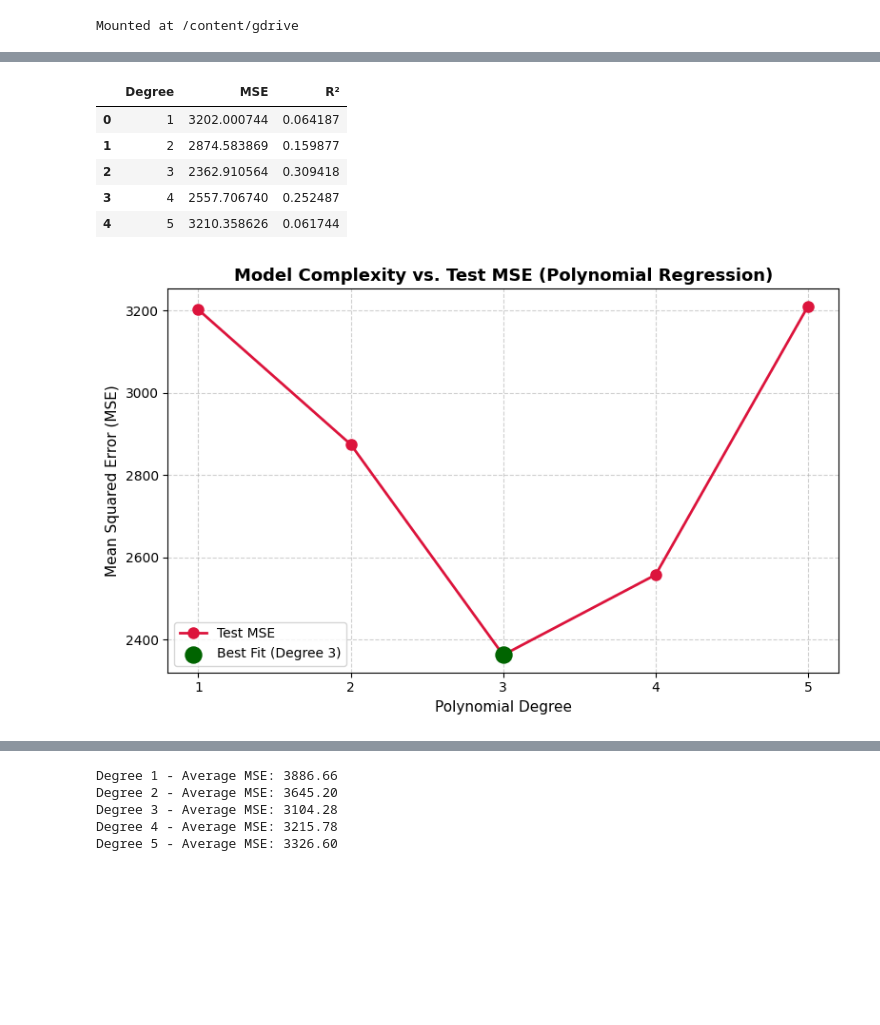
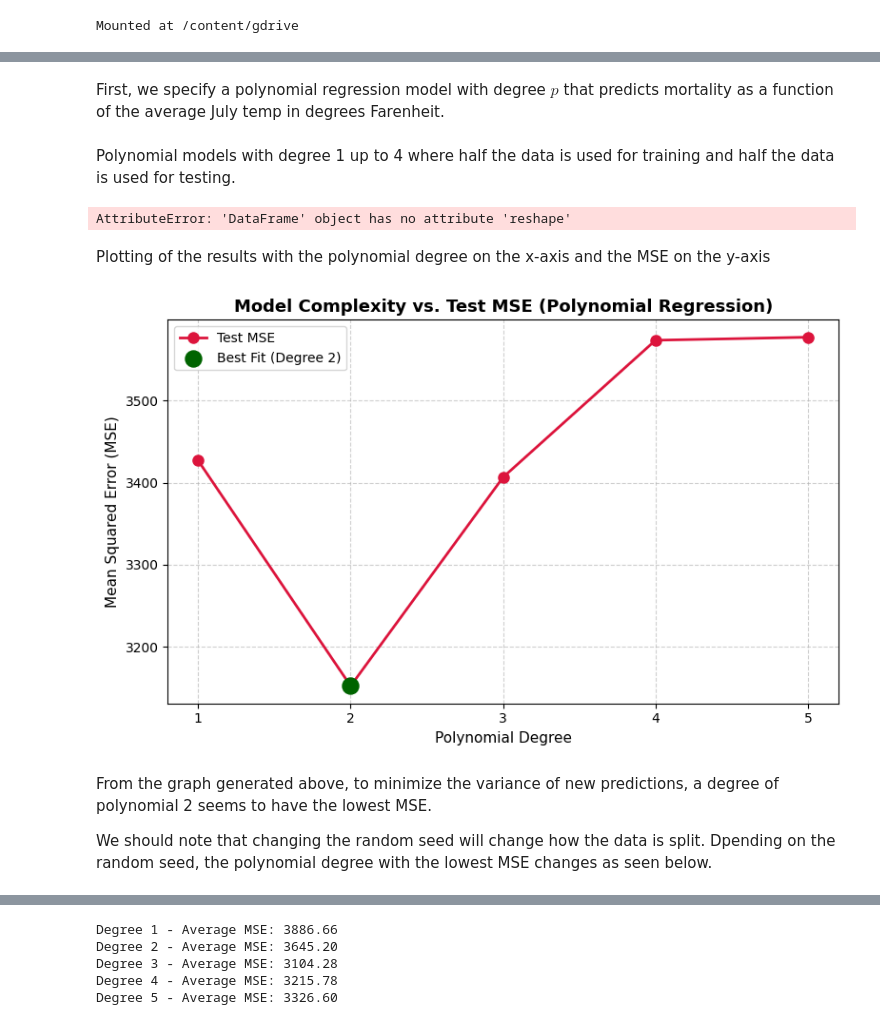
Before and after one commit to ahve19/Resampling_methods, a Jupyter notebook: Resampling_Methods.ipynb, the cells around one changed output, grey strips where cells are left out. Saved outputs shown, nothing was run; the diff lists cells and outputs as text; code cells hidden in the pictures; blank space fills up the shorter version.

```diff
--- a/Resampling_Methods.ipynb
+++ b/Resampling_Methods.ipynb
@@ -139,0 +29,2 @@ print(r2)
+# %% [markdown]
+First, we specify a polynomial regression model with degree $p$ that predicts mortality as a function of the average July temp in degrees Farenheit.
@@ -140,29 +47,25 @@ print(r2)
+# %% [markdown]
+Polynomial models with degree 1 up to 4 where half the data is used for training and half the data is used for testing.
 # %%
 degrees = [1, 2, 3, 4, 5]
 results = []
 
 X_train, X_test, y_train, y_test = train_test_split(
-    x.reshape(-1, 1), y, test_size=0.5, random_state=0
+    X.reshape(-1, 1), y, test_size=0.5, random_state=random_seed
 )
 
-for degree in degrees:
-  poly = PolynomialFeatures(degree=degree, include_bias=False)
-  X_poly = poly.fit_transform(X_train)
+for p in degrees:
+  lin_reg = poly_model(X_train, y_train, p)
+  poly = PolynomialFeatures(p)
+  y_pred = lin_reg.predict(poly.fit_transform(X_test))
 
-  # Fit linear regression model
-  model = LinearRegression()
-  model.fit(X_poly, y_train)
-
-  # Make predictions
-  X_test_poly = poly.fit_transform(X_test)
-  y_pred = model.predict(X_test_poly)
 
   mse_deg = mean_squared_error(y_test, y_pred)
   r2_deg = r2_score(y_test, y_pred)
 
   results.append(
         {
-            "degree": degree,
+            "degree": p,
             "mse": mse_deg,
             "r2": r2_deg,
         })
@@ -174,59 +77,56 @@ df_results = pd.DataFrame(results)
 # Clean up column names for presentation
 df_results.columns = ["Degree", "MSE", "R²"]
 
-# In Jupyter Notebook, display the formatted DataFrame directly:
 df_results
 # %% [output]
-|  | Degree | MSE | R² |
-| 0 | 1 | 3202.000744 | 0.064187 |
-| 1 | 2 | 2874.583869 | 0.159877 |
-| 2 | 3 | 2362.910564 | 0.309418 |
-| 3 | 4 | 2557.706740 | 0.252487 |
-| 4 | 5 | 3210.358626 | 0.061744 |
+AttributeError: 'DataFrame' object has no attribute 'reshape'
+# %% [markdown]
+Plotting of the results with the polynomial degree on the x-axis and the MSE on the y-axis
 # %%
-# Convert results list to DataFrame if not already done
-df_results = pd.DataFrame(results)
-
 plt.figure(figsize=(8, 5))
 
 # Plot line with markers at each degree
 plt.plot(
-    df_results['degree'],
-    df_results['mse'],
+    df_results['Degree'],
+    df_results['MSE'],
     marker='o',
     linestyle='-',
     color='crimson',
     linewidth=2,
     markersize=8,
     label='Test MSE',
 )
 
 # Highlight the degree with the minimum MSE
-min_mse_row = df_results.loc[df_results['mse'].idxmin()]
+min_mse_row = df_results.loc[df_results['MSE'].idxmin()]
 plt.scatter(
-    min_mse_row['degree'],
-    min_mse_row['mse'],
+    min_mse_row['Degree'],
+    min_mse_row['MSE'],
     color='darkgreen',
     s=150,
     zorder=5,
-    label=f"Best Fit (Degree {int(min_mse_row['degree'])})",
+    label=f"Best Fit (Degree {int(min_mse_row['Degree'])})",
 )
 
 plt.title(
     'Model Complexity vs. Test MSE (Polynomial Regression)',
     fontsize=13,
     fontweight='bold',
 )
 plt.xlabel('Polynomial Degree', fontsize=11)
 plt.ylabel('Mean Squared Error (MSE)', fontsize=11)
-plt.xticks(df_results['degree'])  # Force integer ticks for degrees
+plt.xticks(df_results['Degree'])
 plt.grid(True, linestyle='--', alpha=0.6)
 plt.legend()
 
 plt.tight_layout()
 plt.show()
 # %% [output]
-[figure, old version]
+[figure, new version]
+# %% [markdown]
+From the graph generated above, to minimize the variance of new predictions, a degree of polynomial 2 seems to have the lowest MSE.
+
+We should note that changing the random seed will change how the data is split. Dpending on the random seed, the polynomial degree with the lowest MSE changes as seen below.
 # %%
 seeds = [1, 2, 3, 4, 5, 6, 7, 8, 9, 10]
 all_results = []
```
Also changed, not shown: parts of 24 cells of this notebook.
